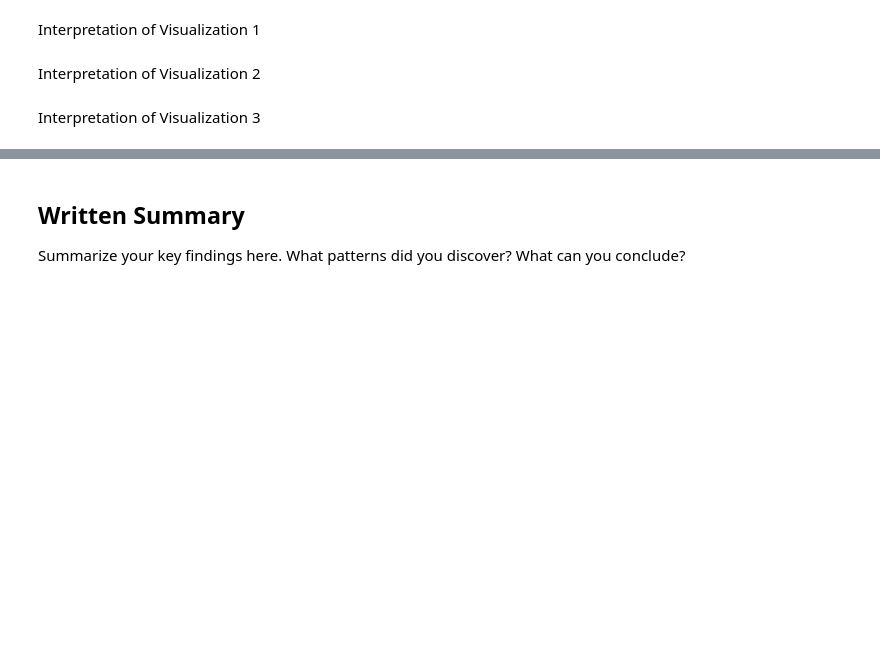
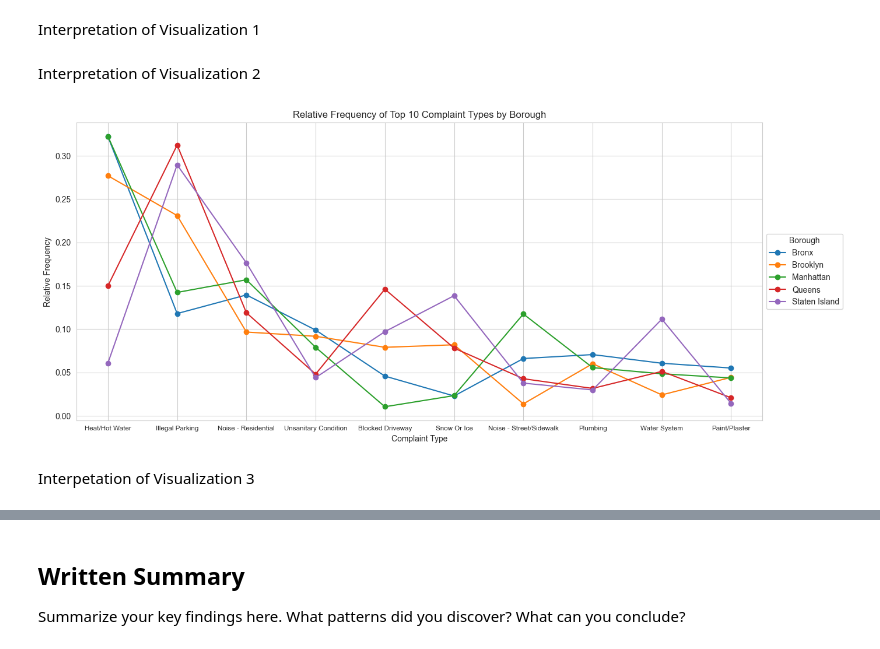
Before and after one commit to npisar/SI313-homework, a Jupyter notebook: module assignments/pisarczyk_Readymade Data Assignment.ipynb, the cells around one changed output, grey strips where cells are left out. Saved outputs shown, nothing was run; the diff lists cells and outputs as text; code cells hidden in the pictures; blank space fills up the shorter version.

```diff
--- a/module assignments/pisarczyk_Readymade Data Assignment.ipynb
+++ b/module assignments/pisarczyk_Readymade Data Assignment.ipynb
@@ -697,2 +700,51 @@ Interpretation of Visualization 2
+# %%
+# Find the top 10 complaints for all of NYC
+# Create a list to use for the x-axis labels
+x_axis_labels = df_clean['complaint_type'].value_counts().head(10).index.tolist()
+
+# Clean up label names
+clean_x_labels = []
+
+for label in x_axis_labels:
+    clean_x_labels.append(label)
+
+clean_x_labels[0] = "Heat/Hot Water"
+clean_x_labels[3] = "Unsanitary Condition"
+clean_x_labels[7] = "Plumbing"
+clean_x_labels[9] = "Paint/Plaster"
+
+
+
+
+
+# Complaint types per borough, filter for top types in all of NYC
+complaints_borough_type = (
+    df_clean[df_clean['complaint_type'].isin(x_axis_labels)]
+    .groupby(['borough', 'complaint_type'])
+    .size()
+    .unstack(fill_value=0)
+)
+
+
+# Create the figure
+relative_freq_top = complaints_borough_type.div(complaints_borough_type.sum(axis=1), axis=0)
+
+plt.figure(figsize=(14, 6))
+for borough in relative_freq_top.index:
+    plt.plot(
+        clean_x_labels,
+        relative_freq_top.loc[borough, x_axis_labels],
+        marker='o',
+        label=borough
+    )
+plt.xlabel("Complaint Type")
+plt.ylabel("Relative Frequency")
+plt.title("Relative Frequency of Top 10 Complaint Types by Borough")
+plt.legend(title="Borough", loc="center left", bbox_to_anchor=(1.0, 0.5))
+plt.xticks(rotation=0, ha='center', size='small')
+plt.tight_layout()
+plt.show()
+# %% [output]
+[figure, added]
 # %% [markdown]
-Interpretation of Visualization 3
+Interpetation of Visualization 3
```
Also changed, not shown: parts of 15 cells of this notebook, 1 other file.
